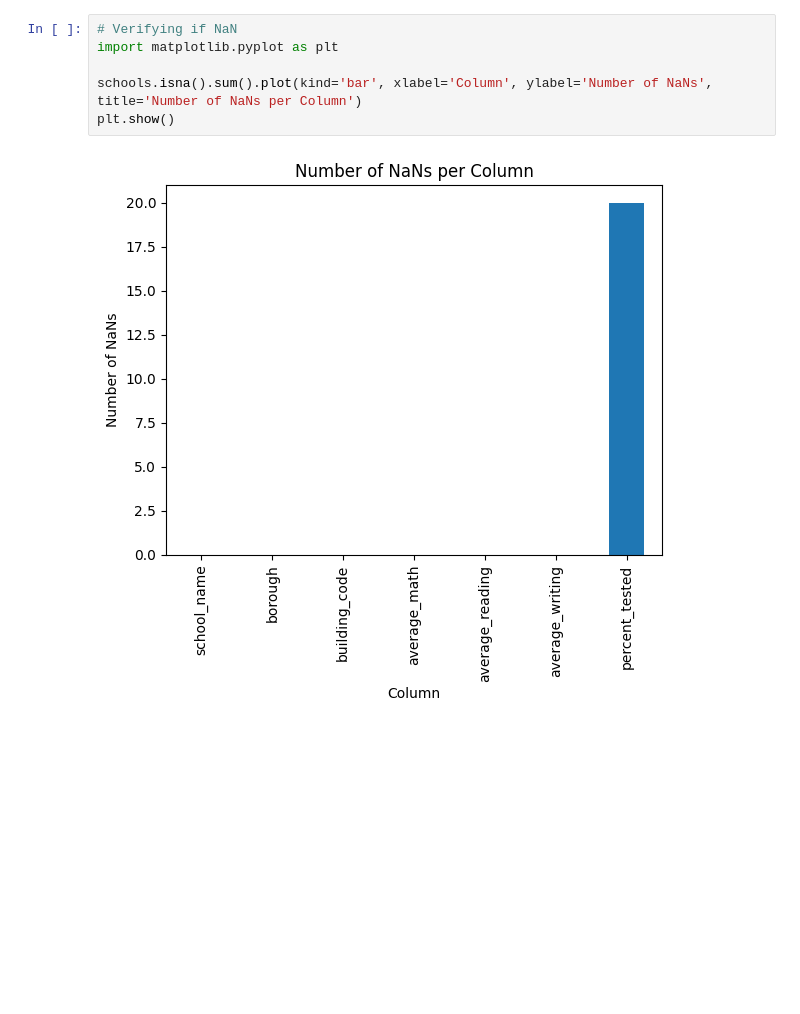
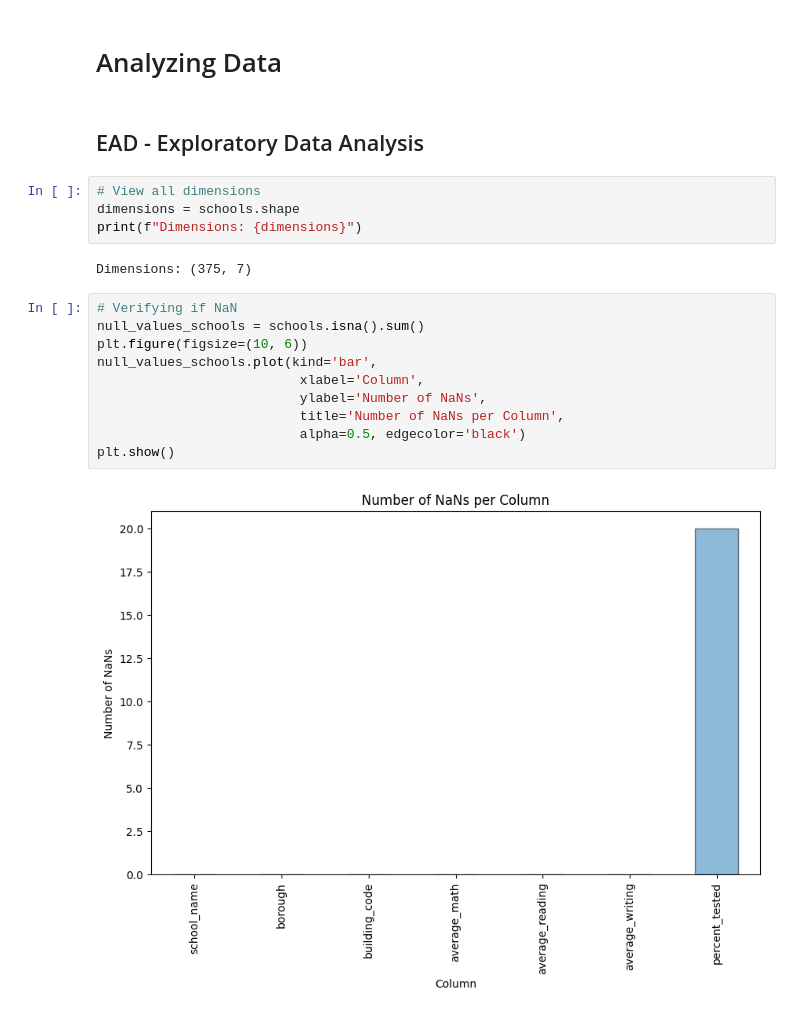
Before and after one commit to engjoaofaro/nyc_public_school_case, a Jupyter notebook: notebook.ipynb, the cells around one changed output. Saved outputs shown, nothing was run; the diff lists cells and outputs as text; blank space fills up the shorter version.

Commit message:
adding some plots and data distribution

```diff
--- a/notebook.ipynb
+++ b/notebook.ipynb
@@ -52,8 +66,22 @@ schools.head()
+# %% [markdown]
+# Analyzing Data
+# %% [markdown]
+## EAD - Exploratory Data Analysis
+# %%
+# View all dimensions
+dimensions = schools.shape
+print(f"Dimensions: {dimensions}")
+# %% [output]
+Dimensions: (375, 7)
 # %%
 # Verifying if NaN
-import matplotlib.pyplot as plt
-
-schools.isna().sum().plot(kind='bar', xlabel='Column', ylabel='Number of NaNs', title='Number of NaNs per Column')
+null_values_schools = schools.isna().sum()
+plt.figure(figsize=(10, 6))
+null_values_schools.plot(kind='bar',
+                          xlabel='Column',
+                          ylabel='Number of NaNs',
+                          title='Number of NaNs per Column',
+                          alpha=0.5, edgecolor='black')
 plt.show()
 # %% [output]
-[figure, old version]
+[figure, new version]
```
Also changed, not shown: parts of 16 cells of this notebook.
